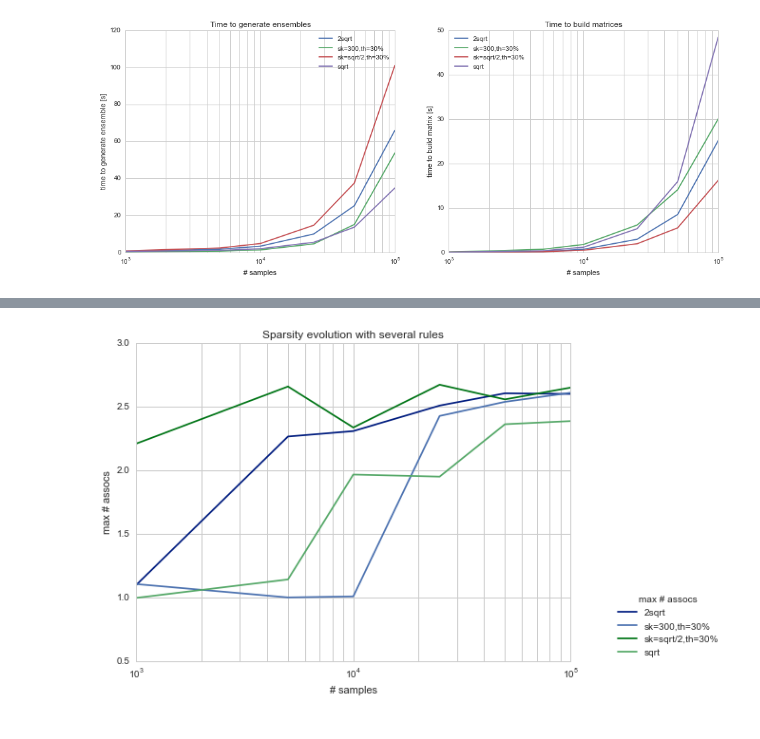
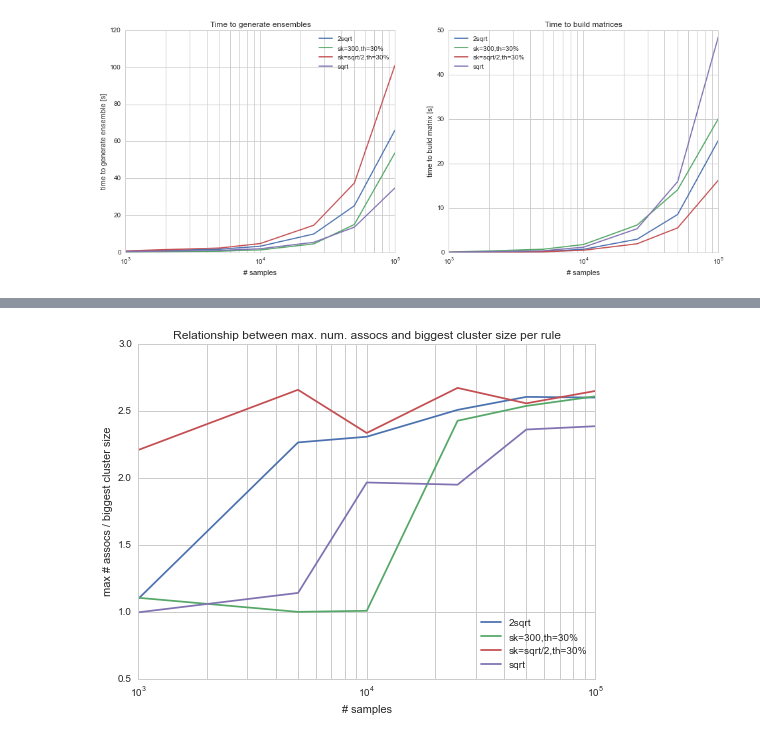
Before and after one commit to diogo-aos/QCThesis, a Jupyter notebook: notebooks/study kmin results.ipynb, the cells around one changed output, grey strips where cells are left out. Saved outputs shown, nothing was run; the diff lists cells and outputs as text; code cells hidden in the pictures.

```diff
--- a/notebooks/study kmin results.ipynb
+++ b/notebooks/study kmin results.ipynb
@@ -61,6 +61,7 @@ rule_n_mean
 | 27 | sqrt | 100000 | 159 | 317 | 34.770353 | 2030.4 | 48.424562 | 4843.4 | 0.029708 |
 # %%
 fig1 = plt.figure(figsize=(16,6))
+sns.set_palette(sns.color_palette("deep", 6))
 
 ax = fig1.add_subplot(121)
 for key,grp in rule_n_mean.groupby(by="rule"):
@@ -90,6 +91,7 @@ ax.set_xscale("log")
 [figure]
 # %%
 fig2 = plt.figure(figsize=(16,6))
+sns.set_palette(sns.color_palette("deep", 6))
 
 ax = fig2.add_subplot(121)
 for key,grp in rule_n_mean.groupby(by="rule"):
@@ -106,6 +108,7 @@ ax.set_xscale("log")
 [figure]
 # %%
 fig3 = plt.figure(figsize=(16,6))
+sns.set_palette(sns.color_palette("deep", 6))
 
 ax = fig3.add_subplot(121)
 for key,grp in rule_n_mean.groupby(by="rule"):
@@ -211,23 +214,21 @@ ax.set_xscale("log")
 # %%
 # double y axis example
-fig5 = plt.figure(figsize=(18,6))
+fig6 = plt.figure(figsize=(18,6))
 
-sns.set_palette(dark_deep_palette)
-ax = fig5.add_subplot(121)
+sns.set_palette(sns.color_palette("deep", 6))
+ax = fig6.add_subplot(121)
 for key,grp in rule_n_mean.groupby(by="rule"):
     idx = grp.n_samples >= 1e3
     ax.plot(grp.n_samples[idx], grp.max_assoc[idx] / grp.biggest_cluster[idx], label=key)
-ax_s.set_ylabel("biggest cluster")
-ax_s.legend(loc=(1.1, 0.8), title="biggest cluster")
 
 ax.set_xlabel("# samples")
-ax.set_ylabel("max # assocs")
-ax.set_title("Sparsity evolution with several rules")
-ax.legend(loc=(1.1, 0.0), title="max # assocs")
+ax.set_ylabel("max # assocs / biggest cluster size")
+ax.set_title("Relationship between max. num. assocs and biggest cluster size per rule")
+ax.legend(loc="lower right")#loc=(1.1, 0.0))
 ax.grid(True, which="both")
 ax.set_xscale("log")
 # %% [output]
-[figure, old version]
+[figure, new version]
 # %%
 save_fig(fig1,folder + "sparsity")
 save_fig(fig2,folder + "max_assocs")
```
Also changed, not shown: parts of 5 cells of this notebook, 17 other files.
